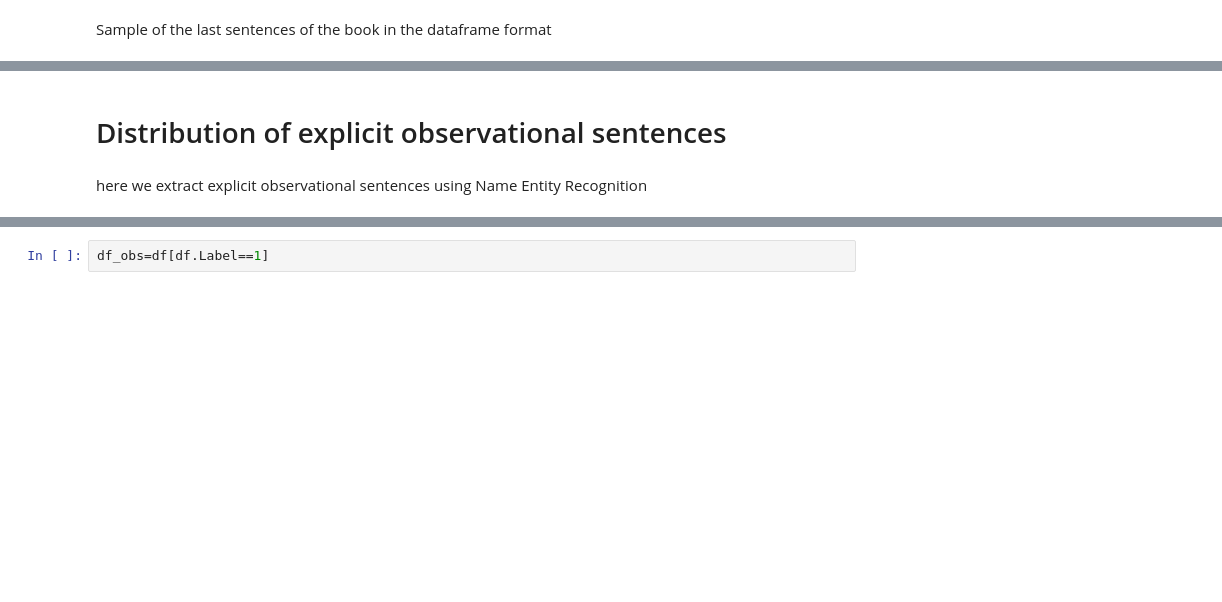
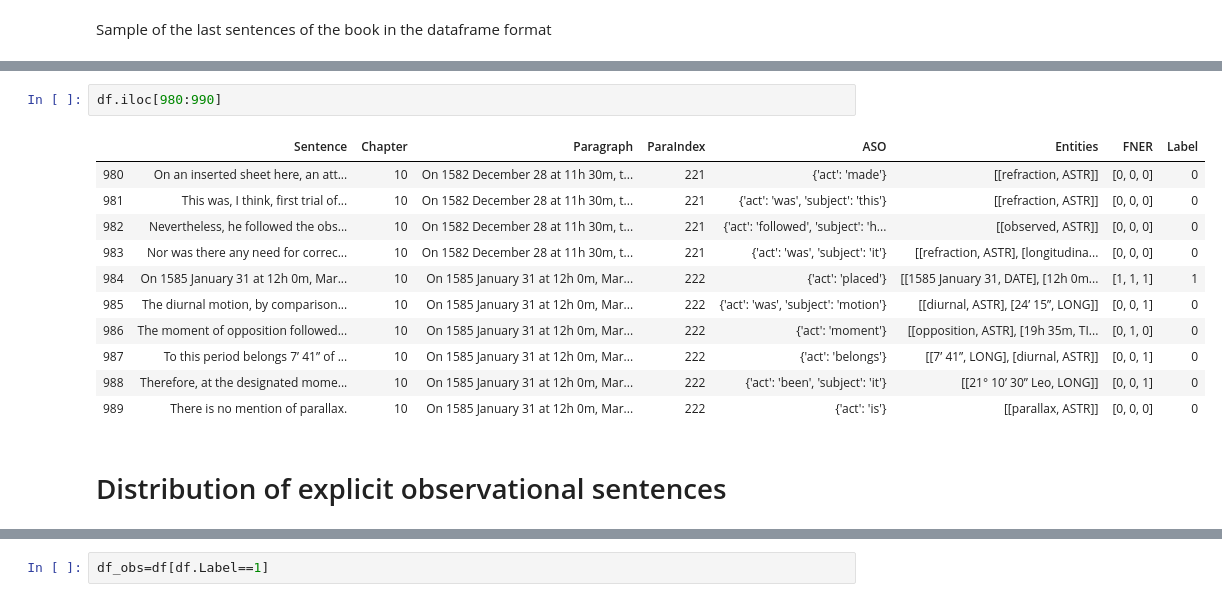
Before and after one commit to myeghaneh/BZML, a Jupyter notebook: BZML_OCT/notebooks/14_02_KeplerObservationResampleModel_01.ipynb, the cells around one changed output, grey strips where cells are left out. Drawn from its saved outputs; the diff is of its cells as text; blank space fills up the shorter version.

```diff
--- a/BZML_OCT/notebooks/14_02_KeplerObservationResampleModel_01.ipynb
+++ b/BZML_OCT/notebooks/14_02_KeplerObservationResampleModel_01.ipynb
@@ -66,7 +66,19 @@ df.tail()
 | 6696 | The Sun moved westward and its lo... | appendix b | The Sun moved westward and its lo... | 1604 | {'act': 'moved', 'subject': 'sun'} | [[Sun, PLAN], [longitude, ASTR], ... | [0, 0, 0] | 0 |
 | 6697 | Therefore, the time of opposition... | appendix b | The Sun moved westward and its lo... | 1604 | {'act': 'is', 'subject': 'time'} | [[opposition, ASTR], [17 hours 20... | [1, 1, 0] | 0 |
 | 6698 | Kepler determined the time of opp... | appendix b | The Sun moved westward and its lo... | 1604 | {'act': 'determined', 'subject': ... | [[opposition, ASTR], [March 28, D... | [1, 1, 0] | 0 |
+# %%
+df.iloc[980:990]
+# %% [output]
+|  | Sentence | Chapter | Paragraph | ParaIndex | ASO | Entities | FNER | Label |
+| 980 | On an inserted sheet here, an att... | 10 | On 1582 December 28 at 11h 30m, t... | 221 | {'act': 'made'} | [[refraction, ASTR]] | [0, 0, 0] | 0 |
+| 981 | This was, I think, first trial of... | 10 | On 1582 December 28 at 11h 30m, t... | 221 | {'act': 'was', 'subject': 'this'} | [[refraction, ASTR]] | [0, 0, 0] | 0 |
+| 982 | Nevertheless, he followed the obs... | 10 | On 1582 December 28 at 11h 30m, t... | 221 | {'act': 'followed', 'subject': 'h... | [[observed, ASTR]] | [0, 0, 0] | 0 |
+| 983 | Nor was there any need for correc... | 10 | On 1582 December 28 at 11h 30m, t... | 221 | {'act': 'was', 'subject': 'it'} | [[refraction, ASTR], [longitudina... | [0, 0, 0] | 0 |
+| 984 | On 1585 January 31 at 12h 0m, Mar... | 10 | On 1585 January 31 at 12h 0m, Mar... | 222 | {'act': 'placed'} | [[1585 January 31, DATE], [12h 0m... | [1, 1, 1] | 1 |
+| 985 | The diurnal motion, by comparison... | 10 | On 1585 January 31 at 12h 0m, Mar... | 222 | {'act': 'was', 'subject': 'motion'} | [[diurnal, ASTR], [24’ 15”, LONG]] | [0, 0, 1] | 0 |
+| 986 | The moment of opposition followed... | 10 | On 1585 January 31 at 12h 0m, Mar... | 222 | {'act': 'moment'} | [[opposition, ASTR], [19h 35m, TI... | [0, 1, 0] | 0 |
+| 987 | To this period belongs 7’ 41” of ... | 10 | On 1585 January 31 at 12h 0m, Mar... | 222 | {'act': 'belongs'} | [[7’ 41”, LONG], [diurnal, ASTR]] | [0, 0, 1] | 0 |
+| 988 | Therefore, at the designated mome... | 10 | On 1585 January 31 at 12h 0m, Mar... | 222 | {'act': 'been', 'subject': 'it'} | [[21° 10’ 30” Leo, LONG]] | [0, 0, 1] | 0 |
+| 989 | There is no mention of parallax. | 10 | On 1585 January 31 at 12h 0m, Mar... | 222 | {'act': 'is'} | [[parallax, ASTR]] | [0, 0, 0] | 0 |
 # %% [markdown]
 # Distribution of explicit observational sentences
-# %% [markdown]
-here we extract explicit observational sentences using Name Entity Recognition
```
Also changed, not shown: parts of 13 cells of this notebook, 1 other file.
